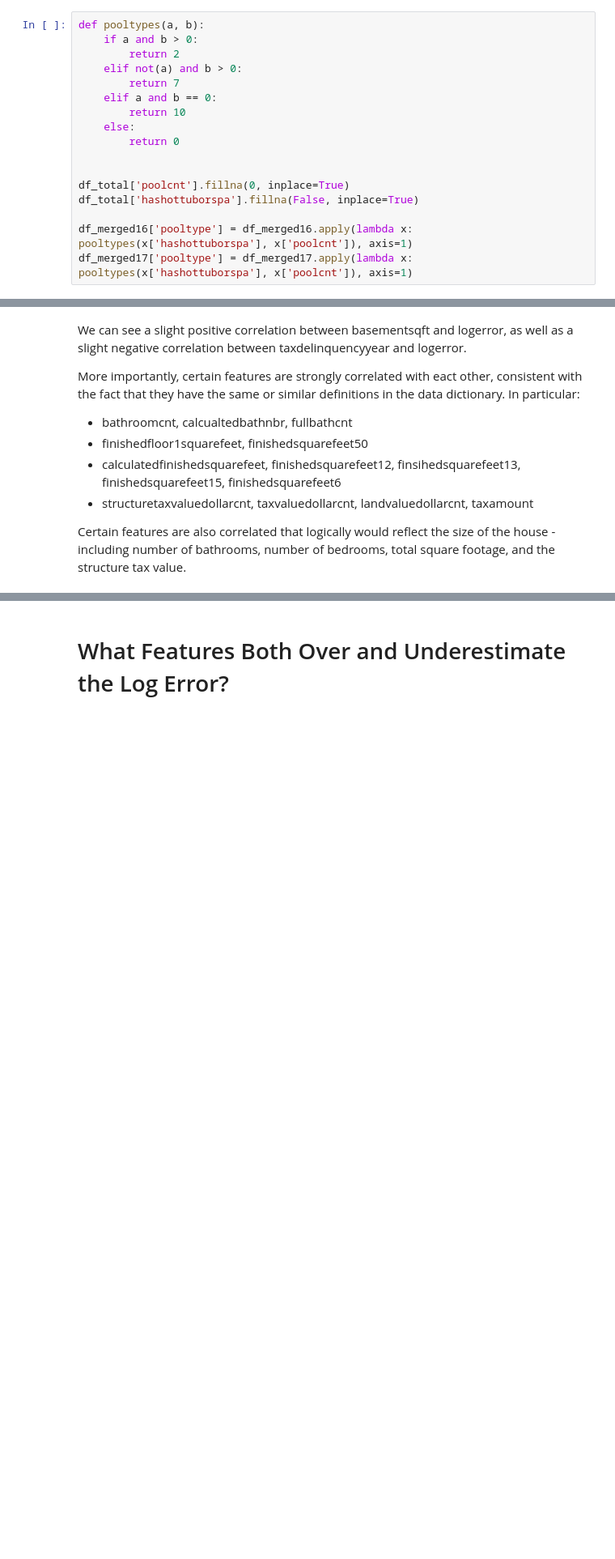
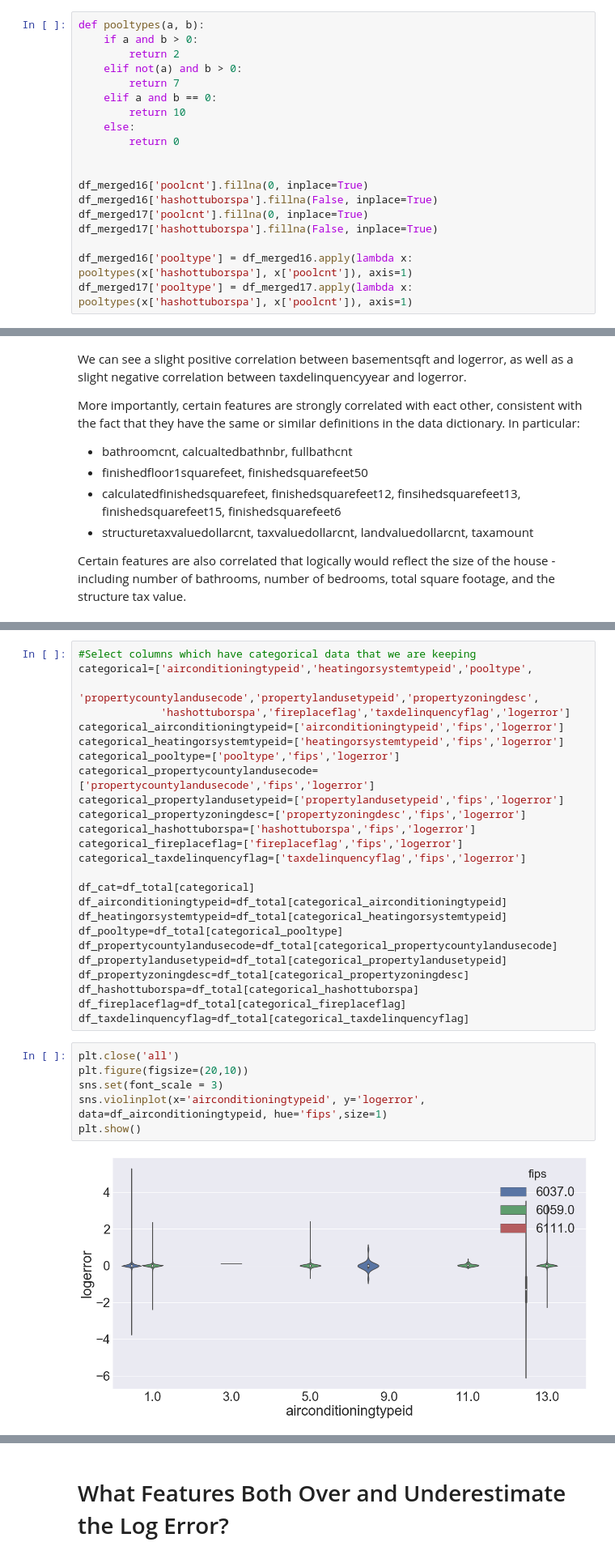
Before and after one commit to erstrong/INFO-7390-ADS-Fall-17-TeamNo., a Jupyter notebook: Mid-Term/Part 1 Exploratory Data Analysis.ipynb, the cells around one changed output, grey strips where cells are left out. Shown at 81% size. Saved outputs shown, nothing was run; the diff lists cells and outputs as text; blank space fills up the shorter version.

```diff
--- a/Mid-Term/Part 1 Exploratory Data Analysis.ipynb
+++ b/Mid-Term/Part 1 Exploratory Data Analysis.ipynb
@@ -91,8 +123,10 @@ def pooltypes(a, b):
         return 0
 
 
-df_total['poolcnt'].fillna(0, inplace=True)
-df_total['hashottuborspa'].fillna(False, inplace=True)
+df_merged16['poolcnt'].fillna(0, inplace=True)
+df_merged16['hashottuborspa'].fillna(False, inplace=True)
+df_merged17['poolcnt'].fillna(0, inplace=True)
+df_merged17['hashottuborspa'].fillna(False, inplace=True)
 
 df_merged16['pooltype'] = df_merged16.apply(lambda x: pooltypes(x['hashottuborspa'], x['poolcnt']), axis=1)
 df_merged17['pooltype'] = df_merged17.apply(lambda x: pooltypes(x['hashottuborspa'], x['poolcnt']), axis=1)
@@ -312,0 +509,33 @@ plt.show()
+# %%
+#Select columns which have categorical data that we are keeping
+categorical=['airconditioningtypeid','heatingorsystemtypeid','pooltype',
+             'propertycountylandusecode','propertylandusetypeid','propertyzoningdesc',
+             'hashottuborspa','fireplaceflag','taxdelinquencyflag','logerror']
+categorical_airconditioningtypeid=['airconditioningtypeid','fips','logerror']
+categorical_heatingorsystemtypeid=['heatingorsystemtypeid','fips','logerror']
+categorical_pooltype=['pooltype','fips','logerror']
+categorical_propertycountylandusecode=['propertycountylandusecode','fips','logerror']
+categorical_propertylandusetypeid=['propertylandusetypeid','fips','logerror']
+categorical_propertyzoningdesc=['propertyzoningdesc','fips','logerror']
+categorical_hashottuborspa=['hashottuborspa','fips','logerror']
+categorical_fireplaceflag=['fireplaceflag','fips','logerror']
+categorical_taxdelinquencyflag=['taxdelinquencyflag','fips','logerror']
+
+df_cat=df_total[categorical]
+df_airconditioningtypeid=df_total[categorical_airconditioningtypeid]
+df_heatingorsystemtypeid=df_total[categorical_heatingorsystemtypeid]
+df_pooltype=df_total[categorical_pooltype]
+df_propertycountylandusecode=df_total[categorical_propertycountylandusecode]
+df_propertylandusetypeid=df_total[categorical_propertylandusetypeid]
+df_propertyzoningdesc=df_total[categorical_propertyzoningdesc]
+df_hashottuborspa=df_total[categorical_hashottuborspa]
+df_fireplaceflag=df_total[categorical_fireplaceflag]
+df_taxdelinquencyflag=df_total[categorical_taxdelinquencyflag]
+# %%
+plt.close('all')
+plt.figure(figsize=(20,10))
+sns.set(font_scale = 3)
+sns.violinplot(x='airconditioningtypeid', y='logerror', data=df_airconditioningtypeid, hue='fips',size=1)
+plt.show()
+# %% [output]
+[figure, added]
```
Also changed, not shown: parts of 43 cells of this notebook, 2 other files.
